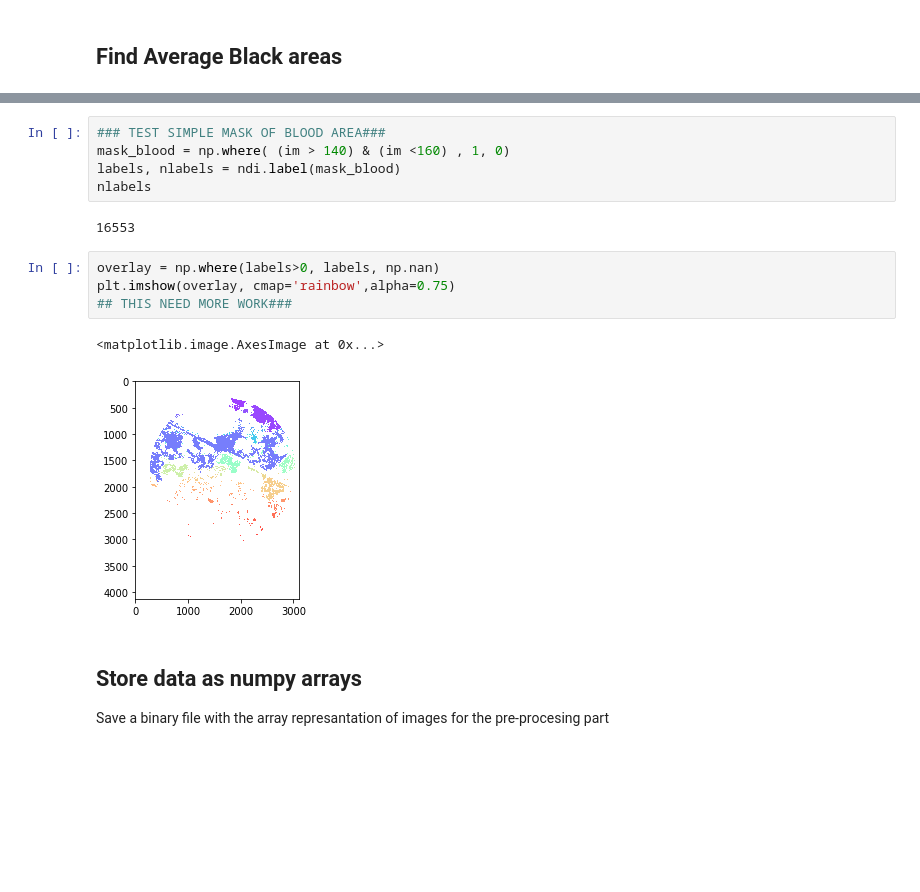
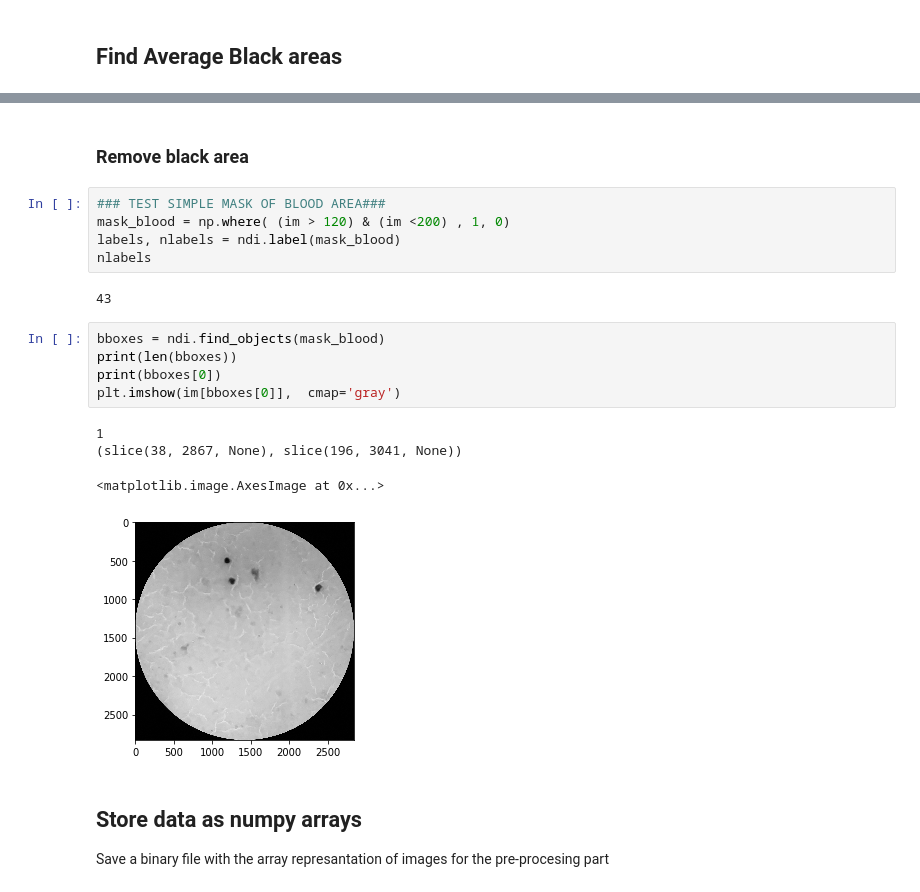
Before and after one commit to ErickDiaz/bioinformatic_thesis_project, a Jupyter notebook: code/data-exploration/data_exploration.ipynb, the cells around one changed output, grey strips where cells are left out. Drawn from its saved outputs; the diff is of its cells as text; blank space fills up the shorter version.

Commit message:
removed black area

```diff
--- a/code/data-exploration/data_exploration.ipynb
+++ b/code/data-exploration/data_exploration.ipynb
@@ -186,17 +186,22 @@ plt.imshow(overlay, cmap='rainbow',alpha=0.75)
+# %% [markdown]
+### Remove black area
 # %%
 ### TEST SIMPLE MASK OF BLOOD AREA###
-mask_blood = np.where( (im > 140) & (im <160) , 1, 0)
+mask_blood = np.where( (im > 120) & (im <200) , 1, 0)
 labels, nlabels = ndi.label(mask_blood)
 nlabels
 # %% [output]
-16553
+43
-# %%
-overlay = np.where(labels>0, labels, np.nan)
-plt.imshow(overlay, cmap='rainbow',alpha=0.75)
-## THIS NEED MORE WORK###
-# %% [output]
-<matplotlib.image.AxesImage at 0x...>
-[figure, removed]
+# %%
+bboxes = ndi.find_objects(mask_blood)
+print(len(bboxes))
+print(bboxes[0])
+plt.imshow(im[bboxes[0]],  cmap='gray')
+# %% [output]
+1
+(slice(38, 2867, None), slice(196, 3041, None))
+<matplotlib.image.AxesImage at 0x...>
+[figure, added]
 # %% [markdown]
 ## Store data as numpy arrays
 
```
Also changed, not shown: parts of 7 cells of this notebook.
